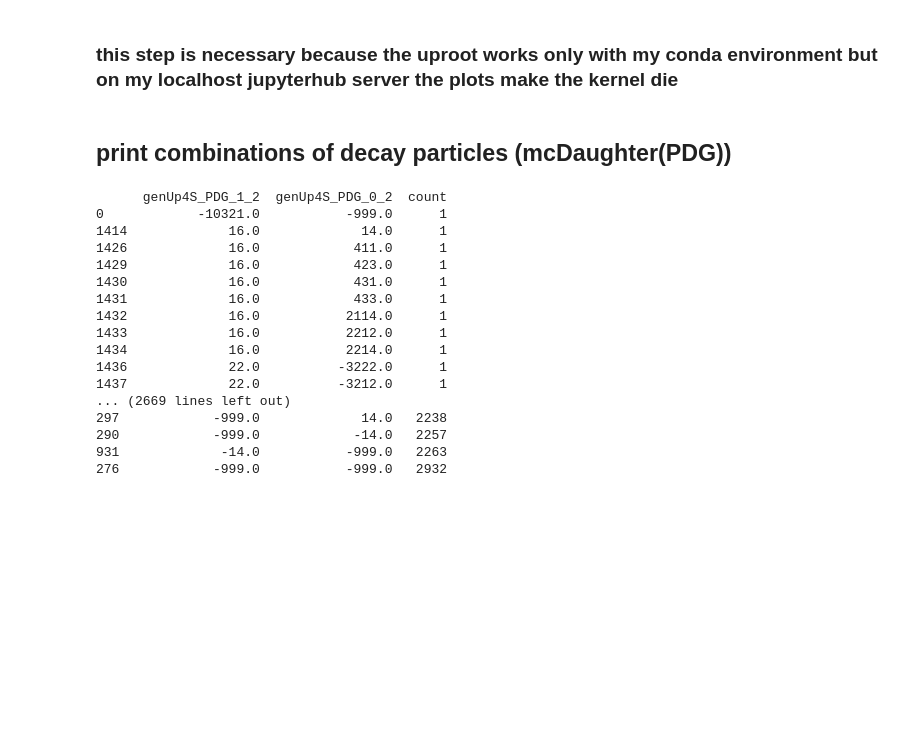
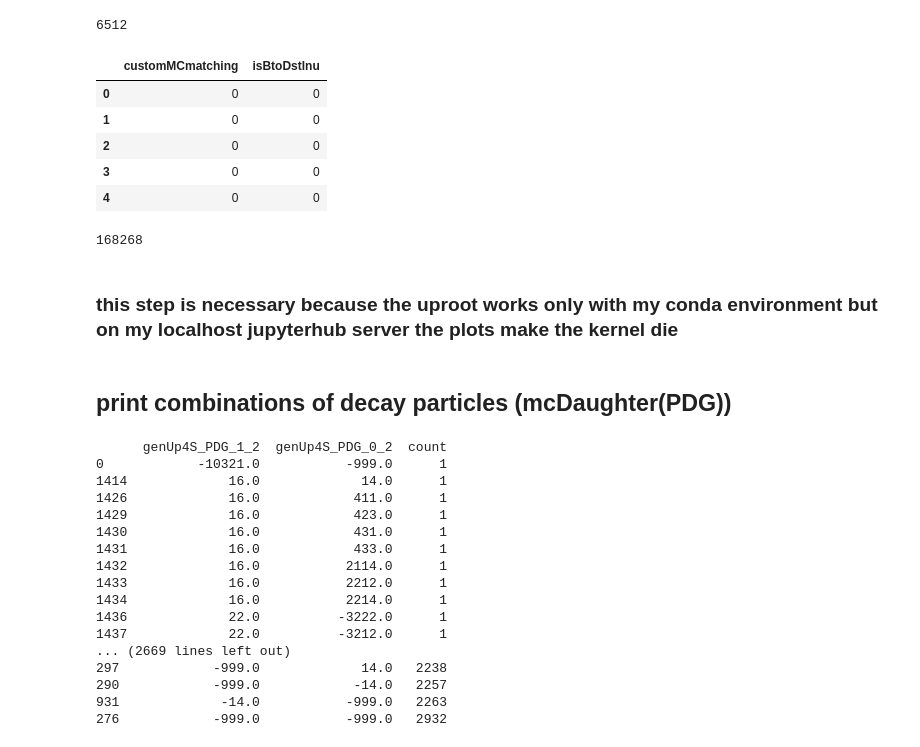
Before and after one commit to axelHeim/MCstudies, a Jupyter notebook: Dstlnu_Bt_generic/recreateGiannasPlot/offlineAnalysis_GiannasPlot.ipynb, the cells around one changed output. Drawn from its saved outputs; the diff is of its cells as text; code cells hidden in the pictures; blank space fills up the shorter version.

Commit message:
more progress for custom MC matching and NN data prod

```diff
--- a/Dstlnu_Bt_generic/recreateGiannasPlot/offlineAnalysis_GiannasPlot.ipynb
+++ b/Dstlnu_Bt_generic/recreateGiannasPlot/offlineAnalysis_GiannasPlot.ipynb
@@ -18,5 +9,7 @@ from sklearn.model_selection import train_test_split
 # %%
 file = uproot.open("/nfs/dust/belle2/user/axelheim/MC_studies/Dstlnu_Bt_generic/recreateGiannasPlot/merged_100k_DXtagDstl.root:variables")
+# %%
+file = uproot.open("/afs/desy.de/user/a/axelheim/private/MC_studies/Dstlnu_Bt_generic/createBranchSeparatorData/axheim_Dstlnu_run3/DXtagDstl.root:variables")
 # %%
 file.keys()
 # %% [output]
@@ -43,0 +52,38 @@ df.to_csv("/nfs/dust/belle2/user/axelheim/MC_studies/Dstlnu_Bt_generic/recreateG
+# %%
+def customMCmatching(s):
+    customMC = 0
+
+    for i in range(5):
+        D_dau_GmothID = 'D_dau{}_genGmothID'.format(i)
+        Dst_genParticleID = 'Dst_genParticleID'
+        print("D_dau_GmothID:",s[D_dau_GmothID], "Dst_genParticleID:",s[Dst_genParticleID])
+        if (np.isnan(s[D_dau_GmothID]) == False):
+            #raise ValueError('what does correct genParticleID mean?')
+            continue
+
+    for i in range(5):
+        D_dau_mothPDG = 'D_dau{}_motherPDG'.format(i)
+        if (np.isnan(s[D_dau_mothPDG]) == False):
+            if (np.abs(s[D_dau_mothPDG]) == 421.0): # D0 daughter must have genMotherPDG==421.0 (D0)
+                continue
+            else:  # if not, customMC => 0
+                return customMC
+
+    for i in range(5):
+        D_dau_GmothPDG = 'D_dau{}_gmotherPDG'.format(i)
+        if (np.isnan(s[D_dau_GmothPDG]) == False):
+            if (np.abs(s[D_dau_GmothPDG]) == 413.0): # D0 daughter must have grand-genMotherPDG==413.0 (D*+)
+                continue
+            else:  # if not, customMC => 0
+                return customMC
+
+
+
+    if (((s["isBtoDstlnu"]) == 1)): # last steps, decay has to be BtoDstlnu
+        # slow pions mother has to be B (511) and itself has to be a pion (211)
+        if ((np.abs(s["slowPi_motherPDG"]) == 511.0) and (np.abs(s["slowPi_mcPDG"]) == 211.0)):
+            customMC = 1
+
+
+    return customMC
+df['customMCmatching'] = df.apply(customMCmatching, axis=1)
@@ -44,3 +108,20 @@ df.to_csv("/nfs/dust/belle2/user/axelheim/MC_studies/Dstlnu_Bt_generic/recreateG
+# %%
+df[df["isBtoDstlnu"]==1].shape[0]
+# %% [output]
+6512
+# %%
+df[['customMCmatching',"isBtoDstlnu"]]
+# %% [output]
+|  | customMCmatching | isBtoDstlnu |
+| 0 | 0 | 0 |
+| 1 | 0 | 0 |
+| 2 | 0 | 0 |
+| 3 | 0 | 0 |
+| 4 | 0 | 0 |
+# %%
+df.shape[0]
+# %% [output]
+168268
 # %% [markdown]
 ### this step is necessary because the uproot works only with my conda environment but on my localhost jupyterhub server the plots make the kernel die
 # %%
```
Also changed, not shown: parts of 6 cells of this notebook, 3 other files.
